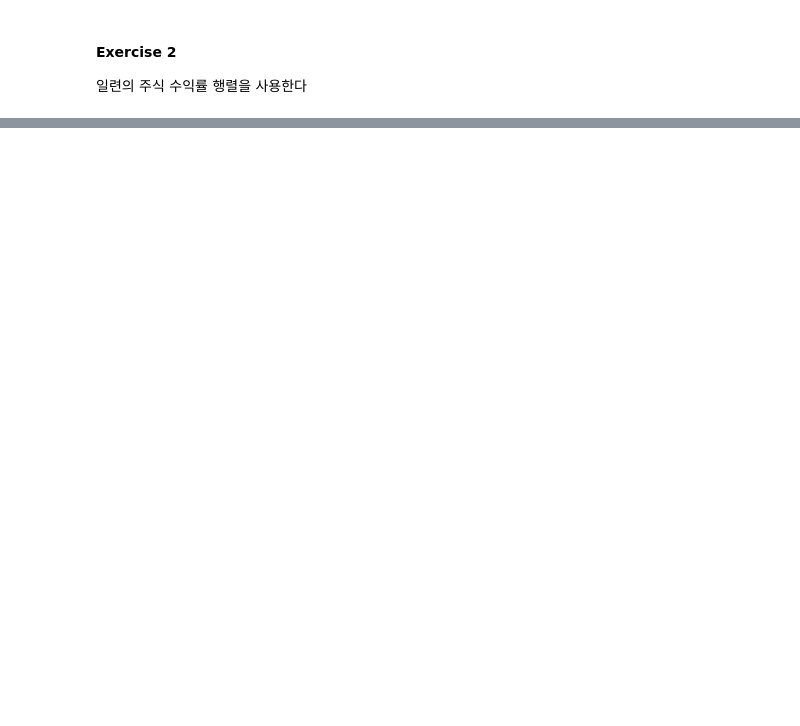
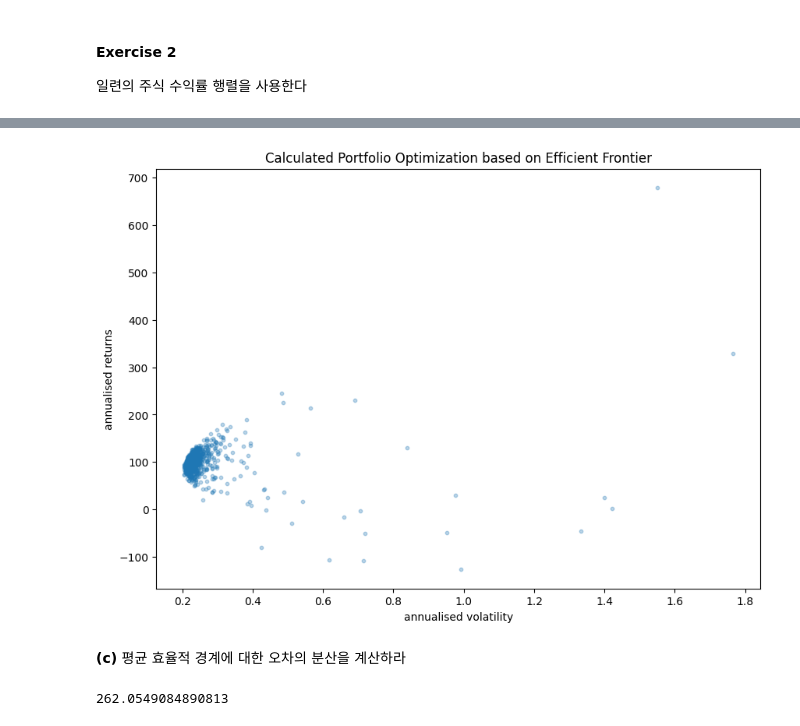
Before and after one commit to Tommylee1013/MachineLearning-for-AssetManagers, a Jupyter notebook: Chapter 2.ipynb, the cells around one changed output, grey strips where cells are left out. Drawn from its saved outputs; the diff is of its cells as text; code cells hidden in the pictures; blank space fills up the shorter version.

```diff
--- a/Chapter 2.ipynb
+++ b/Chapter 2.ipynb
@@ -184,0 +239,3 @@ plt.show()
+# %%
+covmat = ret.cov()
+covmat
@@ -184,0 +397,34 @@ plt.show()
+# %%
+def MC_ef_frontier(day_returns, cov_matrix, itertimes = 100, random_seed = 42):
+    np.random.seed(random_seed)
+    target_ret = pd.DataFrame(day_returns.T)
+    target_cov = cov_matrix
+    frontier = []
+    for i in tqdm(range(itertimes)):
+        ax,frontier_ret = ef_with_random_portfolio_simu(target_ret,target_cov,1000,return_plot = False,random_seed = i)
+        frontier.append(frontier_ret[0])
+    mean_frontier_vol = np.mean(frontier, axis = 0)
+    mean_frontier_ret = frontier_ret[1]
+    fig = plt.figure(figsize=(10, 7))
+    ax = fig.add_subplot(111)
+    ax,_ = ef_with_random_portfolio_simu(target_ret, target_cov, 1000, ax=ax,
+                                         return_plot=True, random_seed = 42,
+                                         mean_frontier = [mean_frontier_vol, frontier_ret[1]])
+    return frontier
+# %%
+mean_frontier = MC_ef_frontier(ret, covmat, itertimes = 100, random_seed = 42)
+# %% [output]
+[figure, added]
+# %% [markdown]
+**(c)** 평균 효율적 경계에 대한 오차의 분산을 계산하라
+# %%
+# variance of the errors against the mean efficient frontier
+def error_mean_ef_frontier(frontiers, mean_frontier):
+    err = []
+    for frontier in frontiers:
+        err.append(np.std(frontier-mean_frontier))
+    return np.var(err)
+
+error_mean_ef_frontier(frontier_ret, np.array(mean_frontier))
+# %% [output]
+262.0549084890813
```
Also changed, not shown: parts of 28 cells of this notebook.
